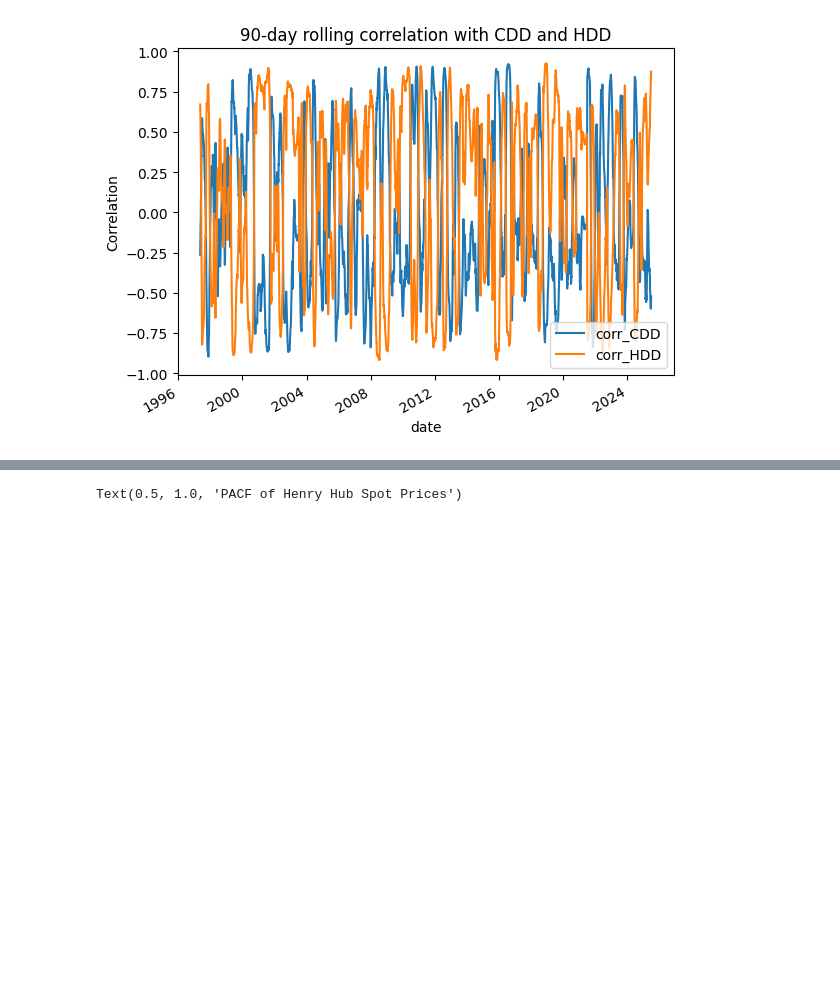
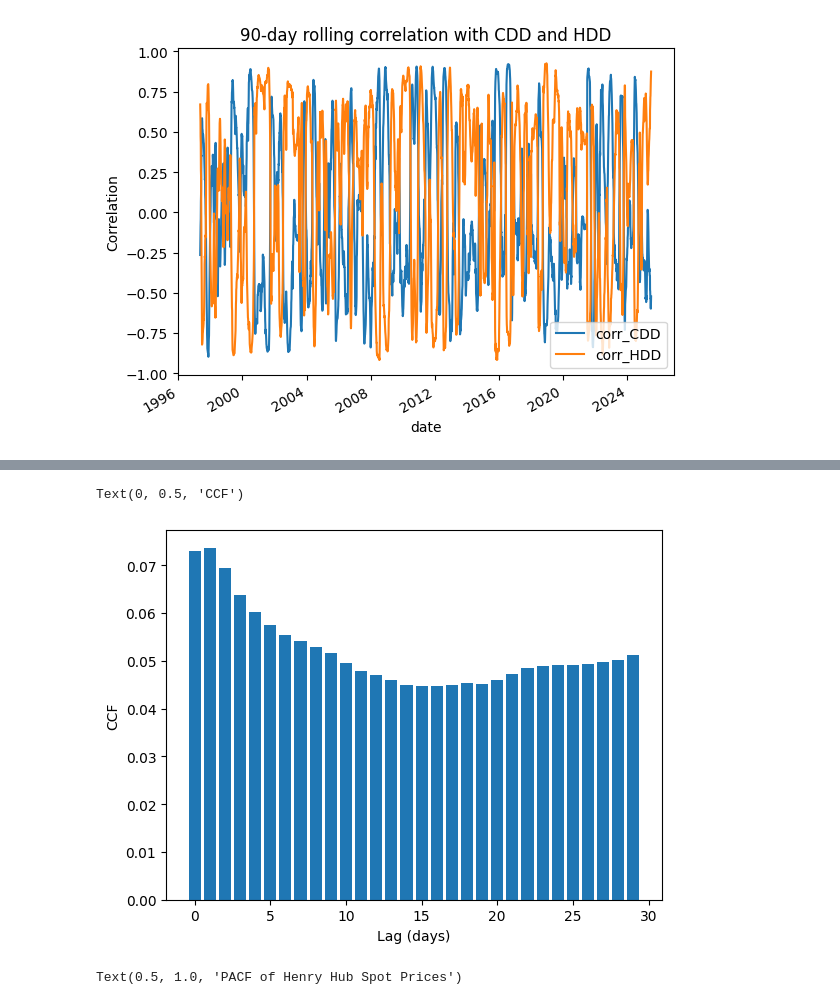
Before and after one commit to RezaPirbhai/HenryHubPredicting, a Jupyter notebook: reports/eda_1.ipynb, the cells around one changed output, grey strips where cells are left out. Drawn from its saved outputs; the diff is of its cells as text; code cells hidden in the pictures; blank space fills up the shorter version.

```diff
--- a/reports/eda_1.ipynb
+++ b/reports/eda_1.ipynb
@@ -63,3 +63,10 @@ Text(0, 0.5, 'CCF')
+# %%
+from statsmodels.tsa.stattools import ccf
+xs = ccf(df['HDD'], df['HH'], adjusted=False)[:30]
+plt.bar(range(len(xs)), xs); plt.xlabel("Lag (days)"); plt.ylabel("CCF")
+# %% [output]
+Text(0, 0.5, 'CCF')
+[figure, added]
 # %%
 from statsmodels.graphics.tsaplots import plot_acf, plot_pacf
 
```
Also changed, not shown: parts of 2 cells of this notebook, 1 other file.
